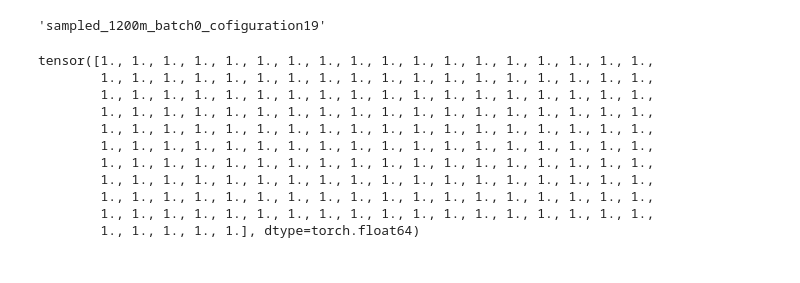
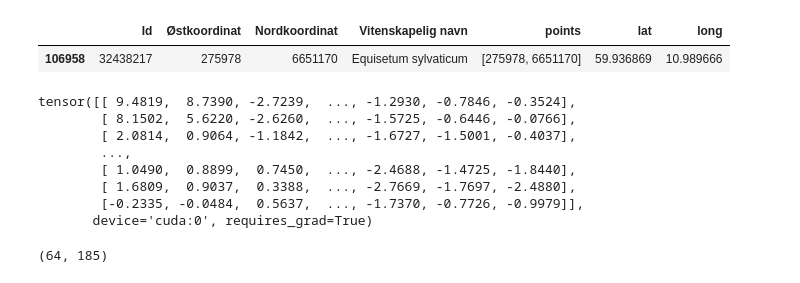
Before and after one commit to vegardwho/Deep-Leafsnap, a Jupyter notebook: geo_functions_notebook.ipynb, the cells around one changed output. Drawn from its saved outputs; the diff is of its cells as text; code cells hidden in the pictures.

```diff
--- a/geo_functions_notebook.ipynb
+++ b/geo_functions_notebook.ipynb
@@ -344,5 +401,42 @@ weight_tensor_1000[0].shape
 # %%
-f'
+def get_knn_classifier(samples_pos_list,dat,n=1000):
+    sample_pos_indexes = [sp.index[0] for sp in samples_pos_list if sp.index[0] in list(dat.index)]
+
+    dat_removed_samples = dat.drop(index=sample_pos_indexes)
+    category = []
+    for k in dat_removed_samples['Vitenskapelig navn']:
+        category.append(names_mapping[k])
+
+    category = np.array(category)
+    points_np= np.array(list(dat_removed_samples['points']))
+    oversample = imblearn.over_sampling.KMeansSMOTE()
+    warnings.filterwarnings("ignore")
+    X, y = oversample.fit_resample(points_np, category)
+    warnings.filterwarnings("default")
+
+    neigh = KNeighborsClassifier(n_neighbors=n)
+    neigh.fit(X, y)
+    return neigh
+
+def get_knn_classifier_smote(samples_pos_list,dat,n_list,configuration):
+    i = configuration
+    sample_pos_indexes = [sp.index[0] for sp in samples_pos_list if sp.index[0] in list(dat.index)]
+
+    dat_removed_samples = dat.drop(index=sample_pos_indexes)
+    category = []
+    for k in dat_removed_samples['Vitenskapelig navn']:
+        category.append(names_mapping[i][k])
+
+    category = np.array(category)
+    points_np= np.array(list(dat_removed_samples['points']))
+    oversample = imblearn.over_sampling.KMeansSMOTE()
+    warnings.filterwarnings("ignore")
+    X, y = oversample.fit_resample(points_np, category)
+    warnings.filterwarnings("default")
+    neigh=[]
+    for n in n_list:
+        neigh.append(KNeighborsClassifier(n_neighbors=n))
+    for knn in neigh:
+        knn.fit(X, y)
+    return neigh
-# %% [output]
-'sampled_1200m_batch0_cofiguration19'
 # %%
@@ -350,14 +444,2 @@ output = torch.load(f'saved_output/{model_name}_validating_output/sampled_{500}m
 # %%
-output
+sample_pos = sample_plant_position(0,dat,0)
-# %% [output]
-tensor([1., 1., 1., 1., 1., 1., 1., 1., 1., 1., 1., 1., 1., 1., 1., 1., 1., 1.,
-        1., 1., 1., 1., 1., 1., 1., 1., 1., 1., 1., 1., 1., 1., 1., 1., 1., 1.,
-        1., 1., 1., 1., 1., 1., 1., 1., 1., 1., 1., 1., 1., 1., 1., 1., 1., 1.,
-        1., 1., 1., 1., 1., 1., 1., 1., 1., 1., 1., 1., 1., 1., 1., 1., 1., 1.,
-        1., 1., 1., 1., 1., 1., 1., 1., 1., 1., 1., 1., 1., 1., 1., 1., 1., 1.,
-        1., 1., 1., 1., 1., 1., 1., 1., 1., 1., 1., 1., 1., 1., 1., 1., 1., 1.,
-        1., 1., 1., 1., 1., 1., 1., 1., 1., 1., 1., 1., 1., 1., 1., 1., 1., 1.,
-        1., 1., 1., 1., 1., 1., 1., 1., 1., 1., 1., 1., 1., 1., 1., 1., 1., 1.,
-        1., 1., 1., 1., 1., 1., 1., 1., 1., 1., 1., 1., 1., 1., 1., 1., 1., 1.,
-        1., 1., 1., 1., 1., 1., 1., 1., 1., 1., 1., 1., 1., 1., 1., 1., 1., 1.,
-        1., 1., 1., 1., 1.], dtype=torch.float64)
@@ -363,0 +494,5 @@ tensor([1., 1., 1., 1., 1., 1., 1., 1., 1., 1., 1., 1., 1., 1., 1., 1., 1., 1.,
+# %%
+sample_pos_list[-3]['Vitenskapelig navn']
+# %% [output]
+|  | Id | Østkoordinat | Nordkoordinat | Vitenskapelig navn | points | lat | long |
+| 106958 | 32438217 | 275978 | 6651170 | Equisetum sylvaticum | [275978, 6651170] | 59.936869 | 10.989666 |
@@ -363,0 +504,11 @@ tensor([1., 1., 1., 1., 1., 1., 1., 1., 1., 1., 1., 1., 1., 1., 1., 1., 1., 1.,
+# %%
+output
+# %% [output]
+tensor([[ 9.4819,  8.7390, -2.7239,  ..., -1.2930, -0.7846, -0.3524],
+        [ 8.1502,  5.6220, -2.6260,  ..., -1.5725, -0.6446, -0.0766],
+        [ 2.0814,  0.9064, -1.1842,  ..., -1.6727, -1.5001, -0.4037],
+        ...,
+        [ 1.0490,  0.8899,  0.7450,  ..., -2.4688, -1.4725, -1.8440],
+        [ 1.6809,  0.9037,  0.3388,  ..., -2.7669, -1.7697, -2.4880],
+        [-0.2335, -0.0484,  0.5637,  ..., -1.7370, -0.7726, -0.9979]],
+       device='cuda:0', requires_grad=True)
@@ -363,0 +517,4 @@ tensor([1., 1., 1., 1., 1., 1., 1., 1., 1., 1., 1., 1., 1., 1., 1., 1., 1., 1.,
+# %%
+out.shape
+# %% [output]
+(64, 185)
```
Also changed, not shown: parts of 12 cells of this notebook.
